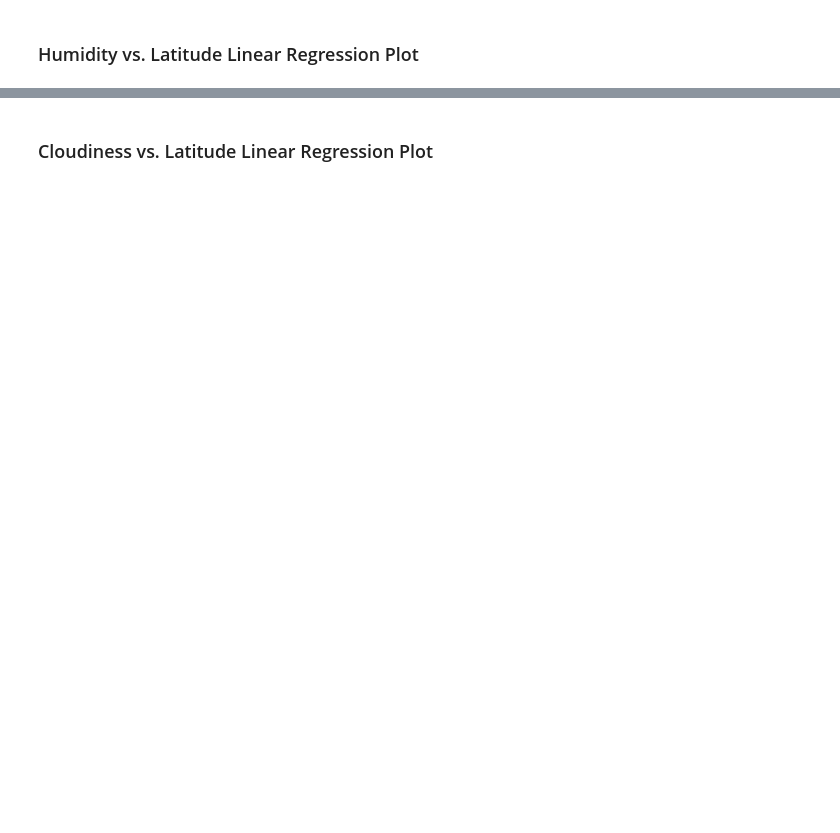
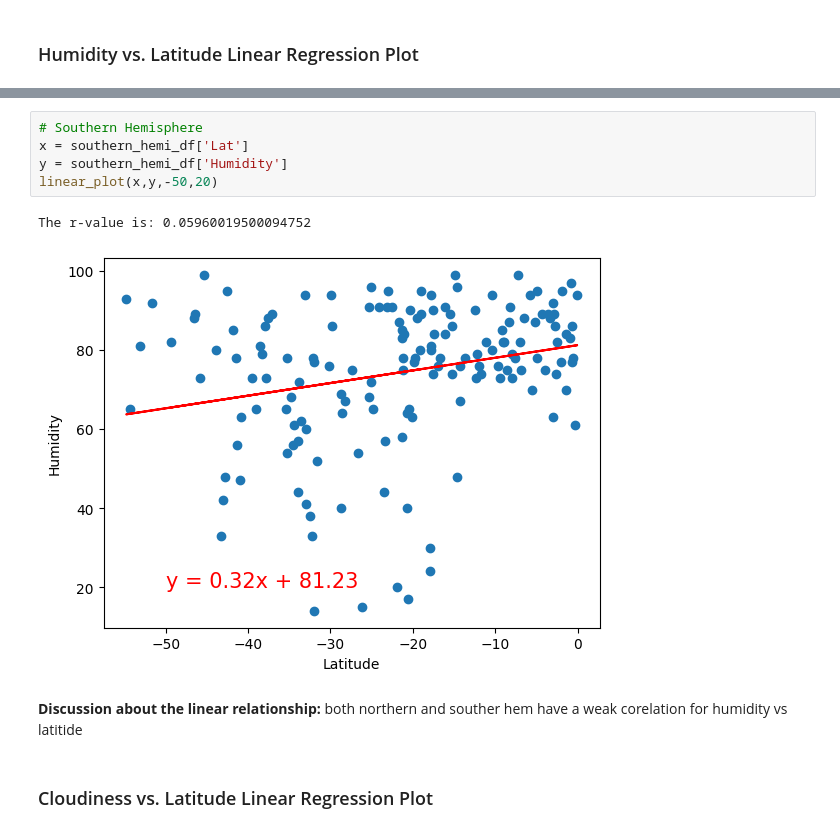
Before and after one commit to ayenioyekayode/python-api-challenge, a Jupyter notebook: WeatherPy/WeatherPy.ipynb, the cells around one changed output, grey strips where cells are left out. Saved outputs shown, nothing was run; the diff lists cells and outputs as text; blank space fills up the shorter version.

```diff
--- a/WeatherPy/WeatherPy.ipynb
+++ b/WeatherPy/WeatherPy.ipynb
@@ -425,2 +360,12 @@ The r-value is: 0.0002808747046324607
+# %%
+# Southern Hemisphere
+x = southern_hemi_df['Lat']
+y = southern_hemi_df['Humidity']
+linear_plot(x,y,-50,20)
+# %% [output]
+The r-value is: 0.05960019500094752
+[figure, added]
+# %% [markdown]
+**Discussion about the linear relationship:** both northern and souther hem have a weak corelation for humidity vs latitide
 # %% [markdown]
 ### Cloudiness vs. Latitude Linear Regression Plot
```
Also changed, not shown: parts of 35 cells of this notebook, 4 other files.
